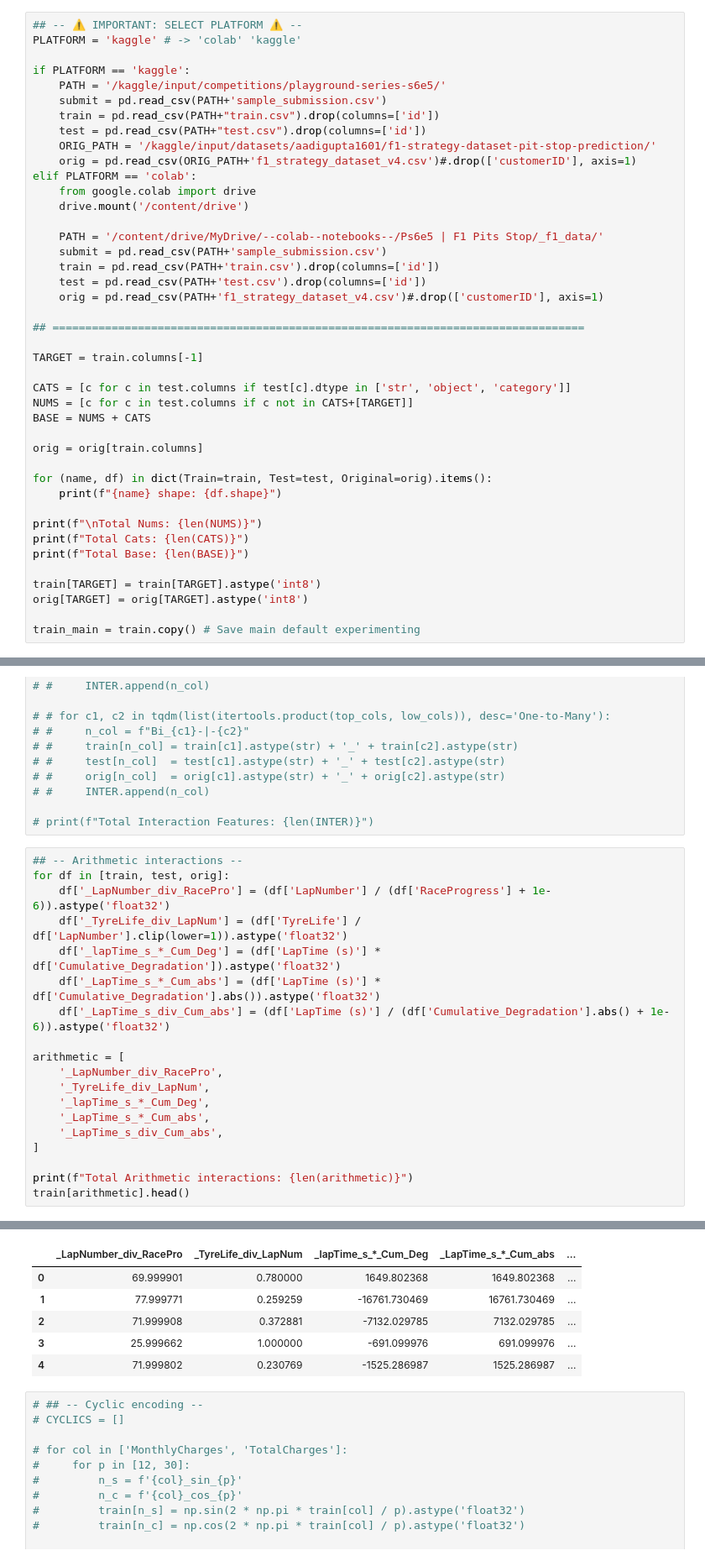
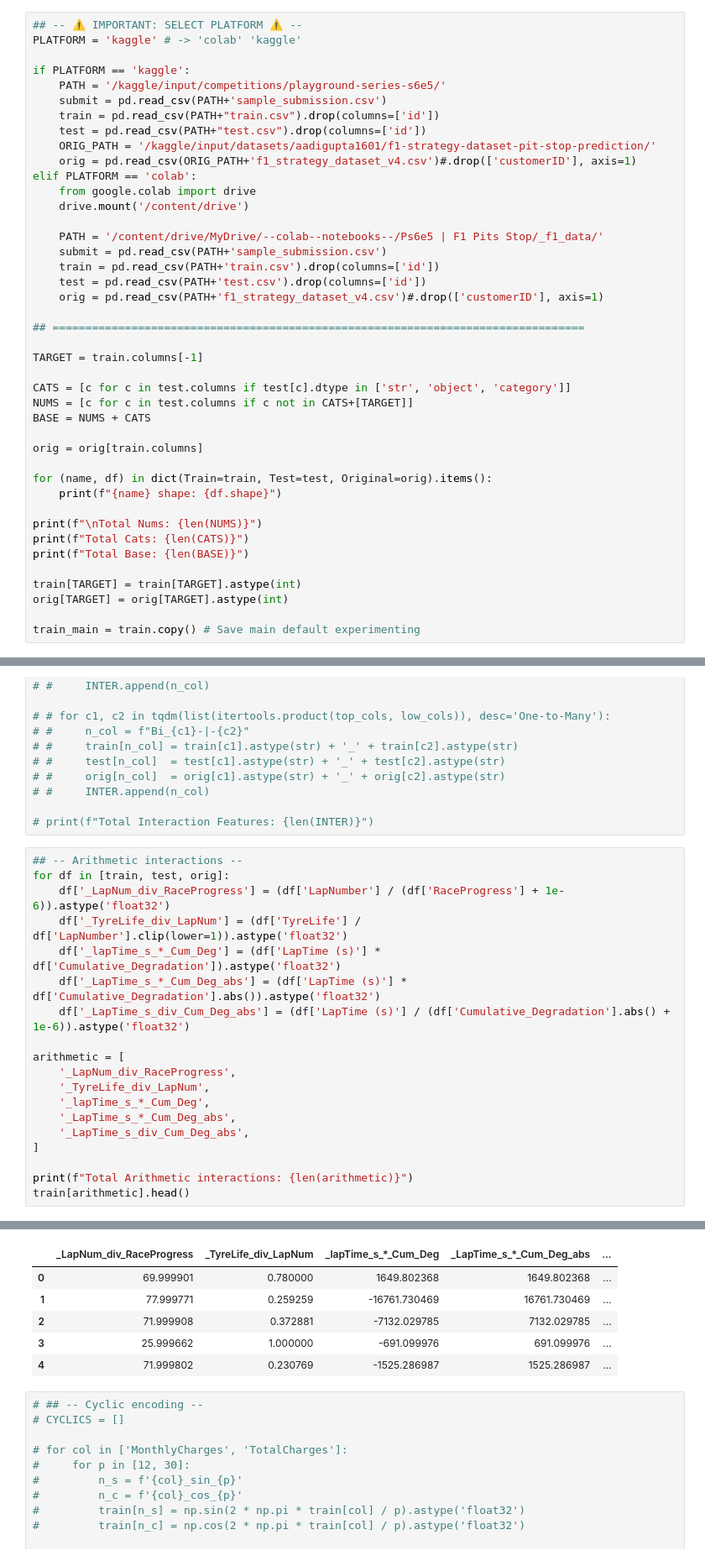
Before and after one commit to coded-sly/ps6e5-F1-PitStop, a Jupyter notebook: ps6e5-sci-keras-f1-pit.ipynb, the cells around one changed output, grey strips where cells are left out. Shown at 84% size. Drawn from its saved outputs; the diff is of its cells as text.

```diff
--- a/ps6e5-sci-keras-f1-pit.ipynb
+++ b/ps6e5-sci-keras-f1-pit.ipynb
@@ -154,8 +154,8 @@ print(f"\nTotal Nums: {len(NUMS)}")
 print(f"Total Cats: {len(CATS)}")
 print(f"Total Base: {len(BASE)}")
 
-train[TARGET] = train[TARGET].astype('int8')
-orig[TARGET] = orig[TARGET].astype('int8')
+train[TARGET] = train[TARGET].astype(int)
+orig[TARGET] = orig[TARGET].astype(int)
 
 train_main = train.copy() # Save main default experimenting
 # %% [output]
@@ -475,25 +490,25 @@ Series([], dtype: float64)
 # %%
 ## -- Arithmetic interactions --
 for df in [train, test, orig]:
-    df['_LapNumber_div_RacePro'] = (df['LapNumber'] / (df['RaceProgress'] + 1e-6)).astype('float32')
+    df['_LapNum_div_RaceProgress'] = (df['LapNumber'] / (df['RaceProgress'] + 1e-6)).astype('float32')
     df['_TyreLife_div_LapNum'] = (df['TyreLife'] / df['LapNumber'].clip(lower=1)).astype('float32')
     df['_lapTime_s_*_Cum_Deg'] = (df['LapTime (s)'] * df['Cumulative_Degradation']).astype('float32')
-    df['_LapTime_s_*_Cum_abs'] = (df['LapTime (s)'] * df['Cumulative_Degradation'].abs()).astype('float32')
-    df['_LapTime_s_div_Cum_abs'] = (df['LapTime (s)'] / (df['Cumulative_Degradation'].abs() + 1e-6)).astype('float32')
+    df['_LapTime_s_*_Cum_Deg_abs'] = (df['LapTime (s)'] * df['Cumulative_Degradation'].abs()).astype('float32')
+    df['_LapTime_s_div_Cum_Deg_abs'] = (df['LapTime (s)'] / (df['Cumulative_Degradation'].abs() + 1e-6)).astype('float32')
 
 arithmetic = [
-    '_LapNumber_div_RacePro',
+    '_LapNum_div_RaceProgress',
     '_TyreLife_div_LapNum',
     '_lapTime_s_*_Cum_Deg',
-    '_LapTime_s_*_Cum_abs',
-    '_LapTime_s_div_Cum_abs',
+    '_LapTime_s_*_Cum_Deg_abs',
+    '_LapTime_s_div_Cum_Deg_abs',
 ]
 
 print(f"Total Arithmetic interactions: {len(arithmetic)}")
 train[arithmetic].head()
 # %% [output]
 Total Arithmetic interactions: 5
-|  | _LapNumber_div_RacePro | _TyreLife_div_LapNum | _lapTime_s_*_Cum_Deg | _LapTime_s_*_Cum_abs | ... |
+|  | _LapNum_div_RaceProgress | _TyreLife_div_LapNum | _lapTime_s_*_Cum_Deg | _LapTime_s_*_Cum_Deg_abs | ... |
 | 0 | 69.999901 | 0.780000 | 1649.802368 | 1649.802368 | ... |
 | 1 | 77.999771 | 0.259259 | -16761.730469 | 16761.730469 | ... |
 | 2 | 71.999908 | 0.372881 | -7132.029785 | 7132.029785 | ... |
```
Also changed, not shown: parts of 15 cells of this notebook.
